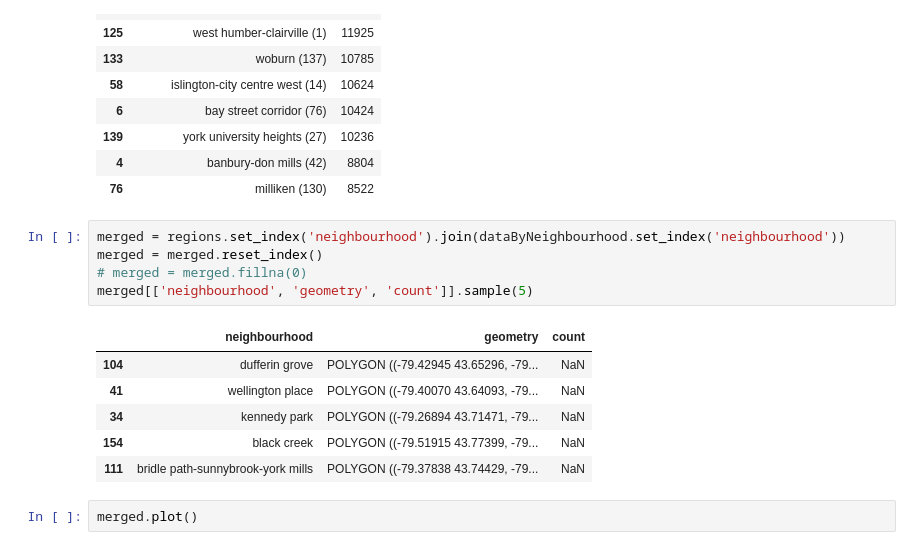
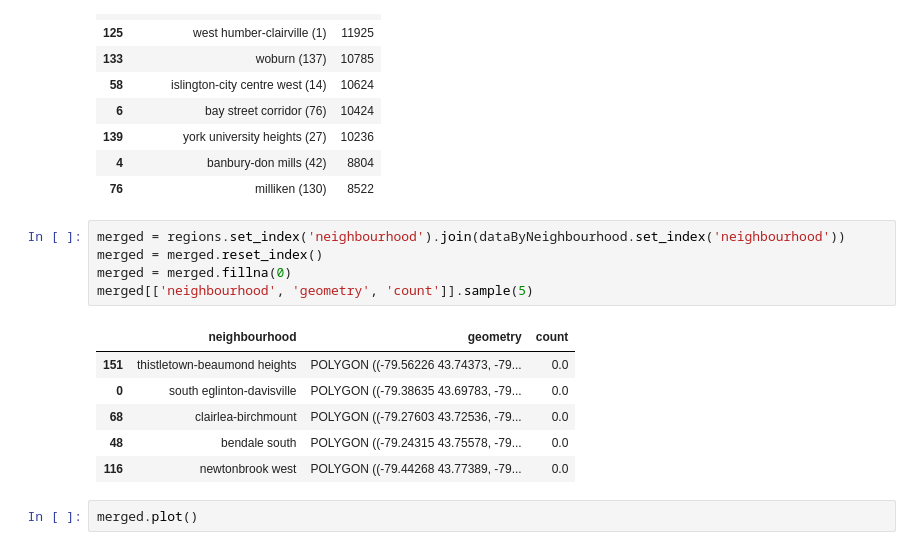
Before and after one commit to vhr1975/datasciw210, a Jupyter notebook: EDA/victor_ramirez_Toronto_EDA_Tensorflow.ipynb, the cells around one changed output. Saved outputs shown, nothing was run; the diff lists cells and outputs as text.

```diff
--- a/EDA/victor_ramirez_Toronto_EDA_Tensorflow.ipynb
+++ b/EDA/victor_ramirez_Toronto_EDA_Tensorflow.ipynb
@@ -409,15 +409,15 @@ dataByNeighbourhood.sort_values('count', ascending=False).head(10)
 # %%
 merged = regions.set_index('neighbourhood').join(dataByNeighbourhood.set_index('neighbourhood'))
 merged = merged.reset_index()
-# merged = merged.fillna(0)
+merged = merged.fillna(0)
 merged[['neighbourhood', 'geometry', 'count']].sample(5)
 # %% [output]
 |  | neighbourhood | geometry | count |
-| 104 | dufferin grove | POLYGON ((-79.42945 43.65296, -79... | NaN |
-| 41 | wellington place | POLYGON ((-79.40070 43.64093, -79... | NaN |
-| 34 | kennedy park | POLYGON ((-79.26894 43.71471, -79... | NaN |
-| 154 | black creek | POLYGON ((-79.51915 43.77399, -79... | NaN |
-| 111 | bridle path-sunnybrook-york mills | POLYGON ((-79.37838 43.74429, -79... | NaN |
+| 151 | thistletown-beaumond heights | POLYGON ((-79.56226 43.74373, -79... | 0.0 |
+| 0 | south eglinton-davisville | POLYGON ((-79.38635 43.69783, -79... | 0.0 |
+| 68 | clairlea-birchmount | POLYGON ((-79.27603 43.72536, -79... | 0.0 |
+| 48 | bendale south | POLYGON ((-79.24315 43.75578, -79... | 0.0 |
+| 116 | newtonbrook west | POLYGON ((-79.44268 43.77389, -79... | 0.0 |
 # %%
 merged.plot()
 # %% [output]
```
Also changed, not shown: parts of 5 cells of this notebook.
